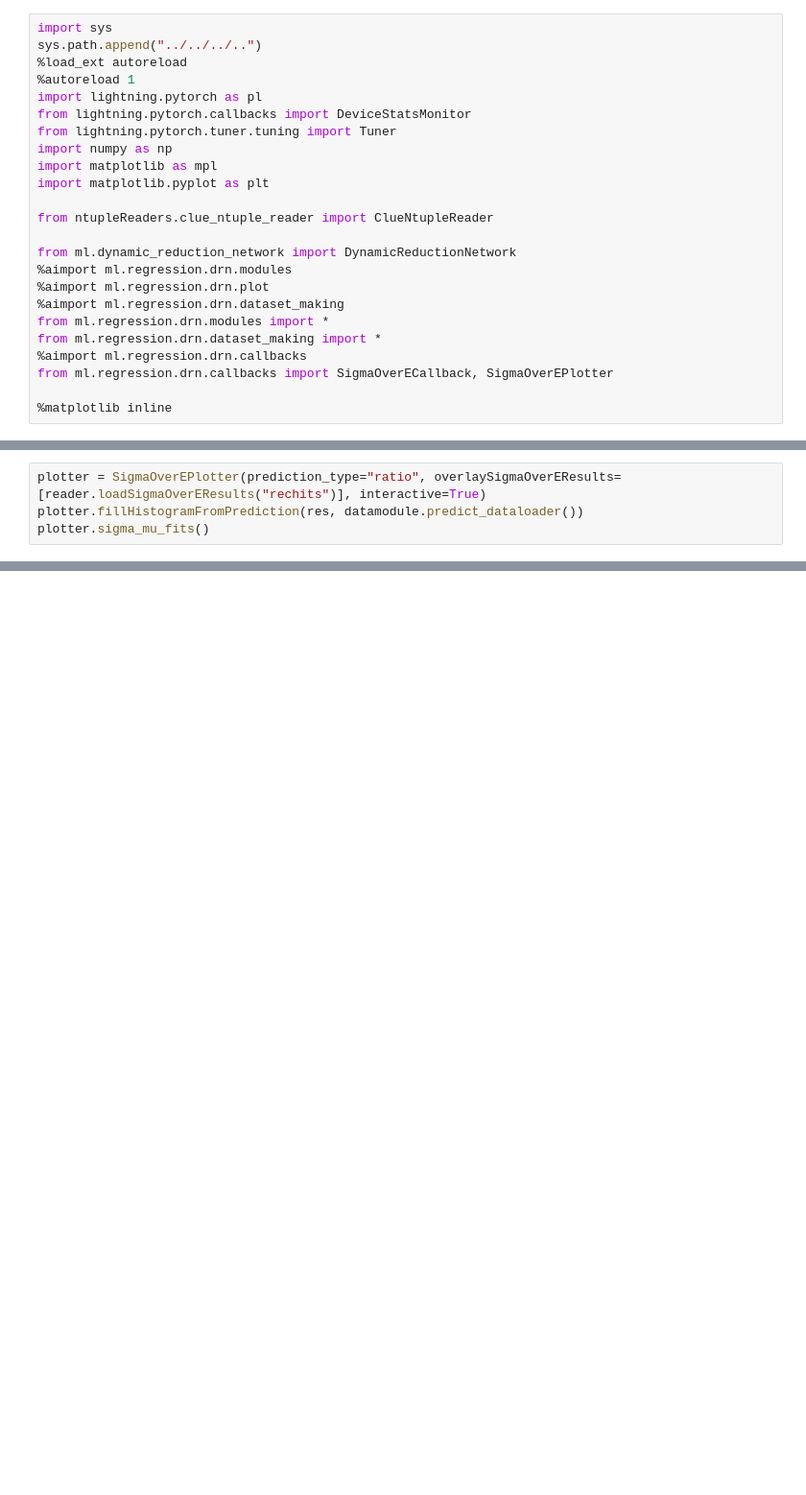
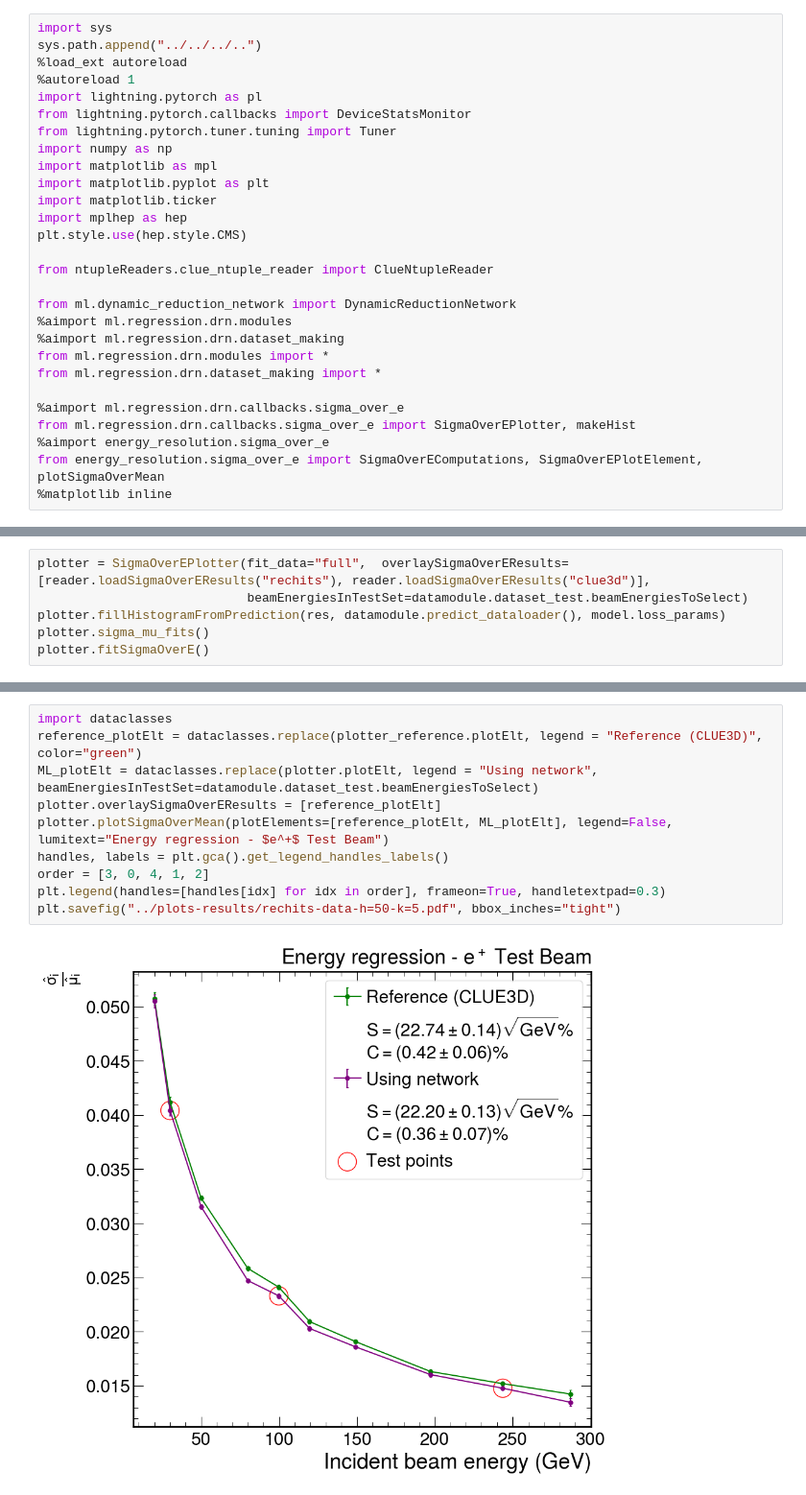
Before and after one commit to tcuisset/HgcalClue3DClusteringPlotting, a Jupyter notebook: ml/regression/drn/predict/predict.ipynb, the cells around one changed output, grey strips where cells are left out. Shown at 96% size. Drawn from its saved outputs; the diff is of its cells as text; blank space fills up the shorter version.

```diff
--- a/ml/regression/drn/predict/predict.ipynb
+++ b/ml/regression/drn/predict/predict.ipynb
@@ -9,17 +9,21 @@ from lightning.pytorch.tuner.tuning import Tuner
 import numpy as np
 import matplotlib as mpl
 import matplotlib.pyplot as plt
+import matplotlib.ticker
+import mplhep as hep
+plt.style.use(hep.style.CMS)
 
 from ntupleReaders.clue_ntuple_reader import ClueNtupleReader
 
 from ml.dynamic_reduction_network import DynamicReductionNetwork
 %aimport ml.regression.drn.modules
-%aimport ml.regression.drn.plot
 %aimport ml.regression.drn.dataset_making
 from ml.regression.drn.modules import *
 from ml.regression.drn.dataset_making import *
-%aimport ml.regression.drn.callbacks
-from ml.regression.drn.callbacks import SigmaOverECallback, SigmaOverEPlotter
 
+%aimport ml.regression.drn.callbacks.sigma_over_e
+from ml.regression.drn.callbacks.sigma_over_e import SigmaOverEPlotter, makeHist
+%aimport energy_resolution.sigma_over_e
+from energy_resolution.sigma_over_e import SigmaOverEComputations, SigmaOverEPlotElement, plotSigmaOverMean
 %matplotlib inline
 # %% [output]
@@ -54,5 +61,7 @@ Loaded model weights from the checkpoint at /grid_mnt/vol_home/llr/cms/cuisset/h
 # %%
-plotter = SigmaOverEPlotter(prediction_type="ratio", overlaySigmaOverEResults=[reader.loadSigmaOverEResults("rechits")], interactive=True)
-plotter.fillHistogramFromPrediction(res, datamodule.predict_dataloader())
+plotter = SigmaOverEPlotter(fit_data="full",  overlaySigmaOverEResults=[reader.loadSigmaOverEResults("rechits"), reader.loadSigmaOverEResults("clue3d")],
+                            beamEnergiesInTestSet=datamodule.dataset_test.beamEnergiesToSelect)
+plotter.fillHistogramFromPrediction(res, datamodule.predict_dataloader(), model.loss_params)
 plotter.sigma_mu_fits()
+plotter.fitSigmaOverE()
 # %% [output]
@@ -79,0 +144,12 @@ fig = plotter.plotSigmaOverE_debug()
+# %%
+import dataclasses
+reference_plotElt = dataclasses.replace(plotter_reference.plotElt, legend = "Reference (CLUE3D)", color="green")
+ML_plotElt = dataclasses.replace(plotter.plotElt, legend = "Using network", beamEnergiesInTestSet=datamodule.dataset_test.beamEnergiesToSelect)
+plotter.overlaySigmaOverEResults = [reference_plotElt]
+plotter.plotSigmaOverMean(plotElements=[reference_plotElt, ML_plotElt], legend=False, lumitext="Energy regression - $e^+$ Test Beam")
+handles, labels = plt.gca().get_legend_handles_labels()
+order = [3, 0, 4, 1, 2]
+plt.legend(handles=[handles[idx] for idx in order], frameon=True, handletextpad=0.3)
+plt.savefig("../plots-results/rechits-data-h=50-k=5.pdf", bbox_inches="tight")
+# %% [output]
+[figure, added]
```
Also changed, not shown: parts of 12 cells of this notebook, 33 other files.
